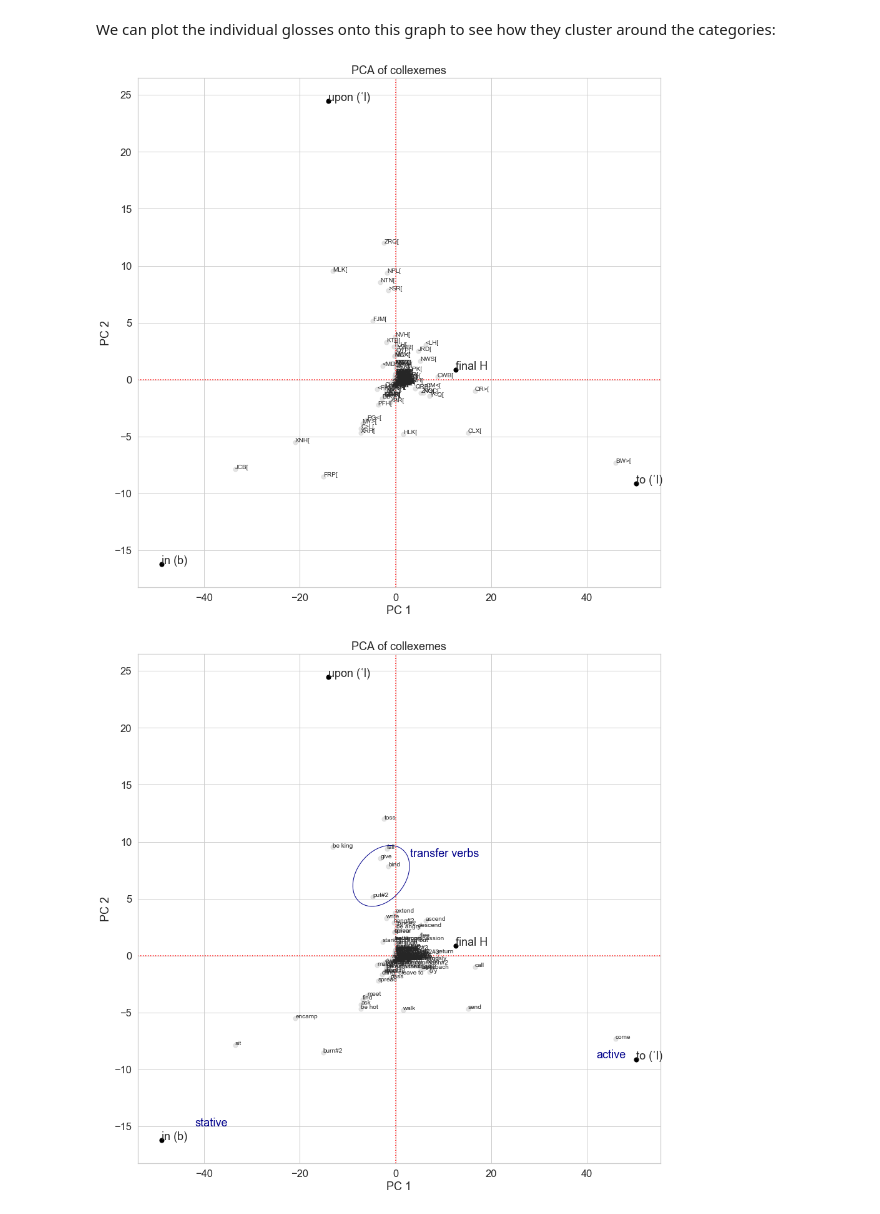
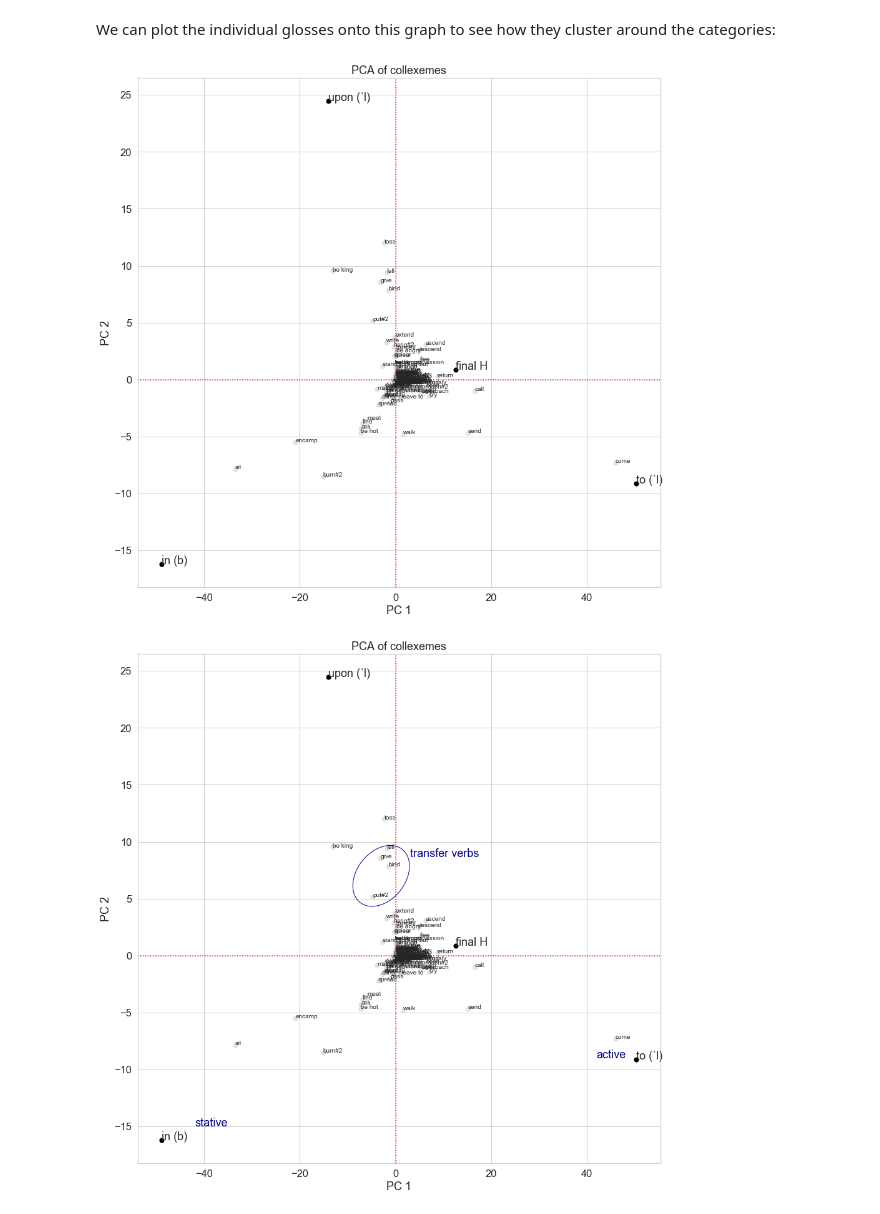
Before and after one commit to ch-jensen/semantic-roles, a Jupyter notebook: 1a_Exploring stative and active verbs.ipynb, the cells around one changed output. Drawn from its saved outputs; the diff is of its cells as text; code cells hidden in the pictures.

```diff
--- a/1a_Exploring stative and active verbs.ipynb
+++ b/1a_Exploring stative and active verbs.ipynb
@@ -1515,8 +1603,8 @@ plot_PCA(dim1=1, dim2=2, title='PCA of collexemes', var_components=pca_var, var_
 # %% [markdown]
 We can plot the individual glosses onto this graph to see how they cluster around the categories:
 # %%
-plot_PCA(dim1=1, dim2=2, title='PCA of collexemes', var_components=pca_var,
-        ind_components=pca_ind, ind_anno_size=10, ind_anno=True, ind_gloss=False)
+plot_PCA(dim1=1, dim2=2, title='PCA of collexemes', save='PCA_individuals', var_components=pca_var,
+        ind_components=pca_ind, ind_anno_size=10, ind_anno=True, ind_gloss=True)
 # %% [output]
-[figure, old version]
+[figure, new version]
 # %%
```
Also changed, not shown: parts of 20 cells of this notebook.
